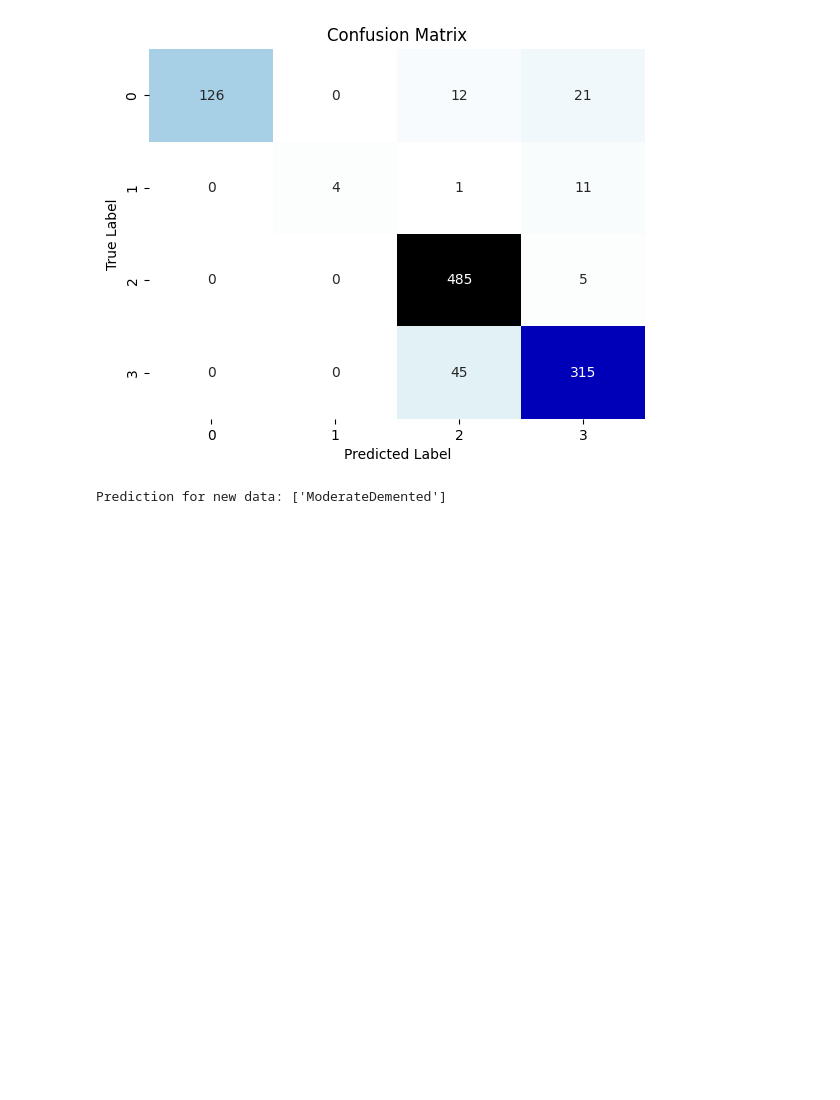
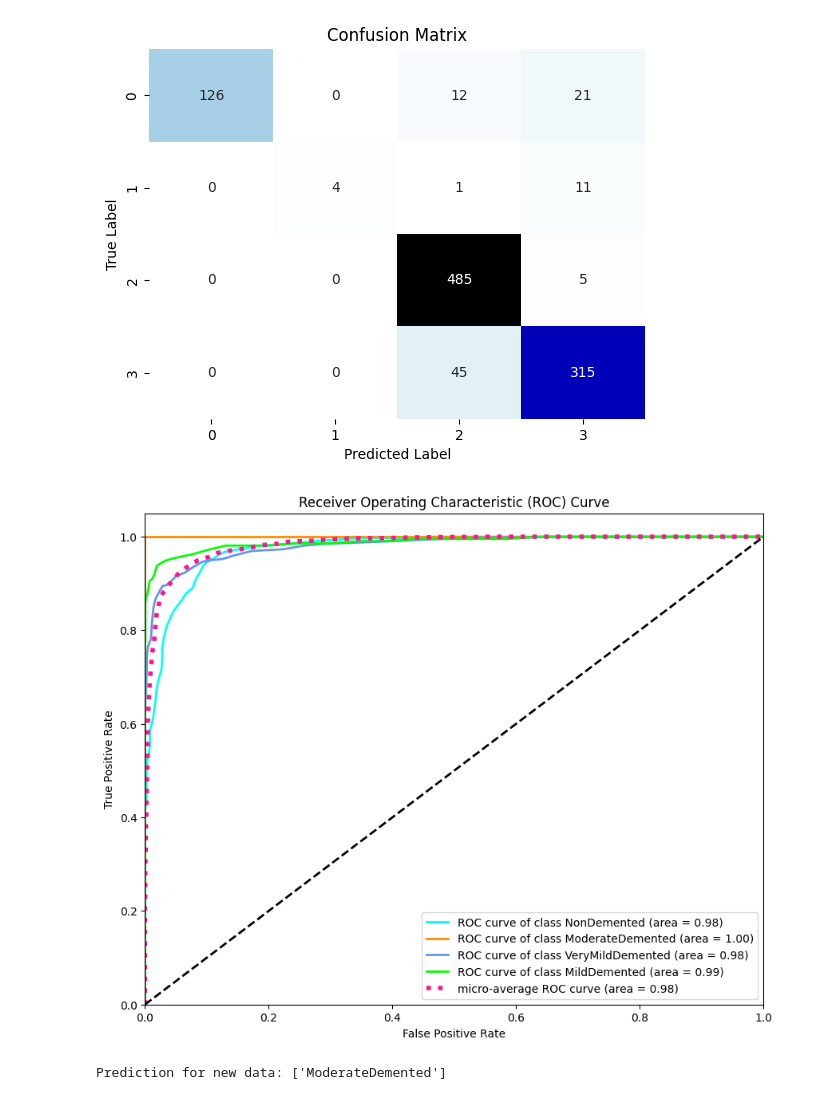
Before and after one commit to sarahayek98/Detection-of-Alzheimer-using-3-ML, a Jupyter notebook: Random_Forest.ipynb, the cells around one changed output. Saved outputs shown, nothing was run; the diff lists cells and outputs as text; code cells hidden in the pictures; blank space fills up the shorter version.

```diff
--- a/Random_Forest.ipynb
+++ b/Random_Forest.ipynb
@@ -196,6 +196,94 @@ plt.ylabel('True Label')
 plt.show()
 # %% [output]
 [figure]
+# %%
+import numpy as np
+import os
+import cv2
+from sklearn.ensemble import RandomForestClassifier
+from sklearn.metrics import roc_curve, auc
+from sklearn.preprocessing import label_binarize
+from sklearn.model_selection import train_test_split
+import matplotlib.pyplot as plt
+from itertools import cycle
+
+# Step 2: Load and preprocess data
+data_dir = '/content/drive/MyDrive/AlzheimerDataset/train'
+class_names = ['NonDemented', 'ModerateDemented', 'VeryMildDemented', 'MildDemented']
+class_labels = [0, 1, 2, 3]
+
+# Initialize lists for images and labels
+images = []
+labels = []
+
+# Load images and labels
+for class_name, class_label in zip(class_names, class_labels):
+    class_dir = os.path.join(data_dir, class_name)
+    for img_name in os.listdir(class_dir):
+        img_path = os.path.join(class_dir, img_name)
+        img = cv2.imread(img_path)
+        if img is not None:
+            img = cv2.resize(img, (128, 128))  # Resize to a fixed size (128x128)
+            images.append(img)
+            labels.append(class_label)
+
+# Convert lists to numpy arrays
+images = np.array(images)
+labels = np.array(labels)
+
+# Flatten the images for the classifier
+n_samples, h, w, c = images.shape
+images = images.reshape((n_samples, h * w * c))
+
+# Split the data
+X_train, X_test, y_train, y_test = train_test_split(images, labels, test_size=0.3, random_state=42)
+
+# Step 3: Train the Random Forest model
+model = RandomForestClassifier(n_estimators=100, random_state=42)
+model.fit(X_train, y_train)
+
+# Step 4: Predict probabilities
+y_score = model.predict_proba(X_test)
+
+# Step 5: Compute ROC curve and ROC area for each class
+n_classes = len(class_names)
+y_test_binarized = label_binarize(y_test, classes=range(n_classes))
+
+fpr = dict()
+tpr = dict()
+roc_auc = dict()
+for i in range(n_classes):
+    fpr[i], tpr[i], _ = roc_curve(y_test_binarized[:, i], y_score[:, i])
+    roc_auc[i] = auc(fpr[i], tpr[i])
+
+# Compute micro-average ROC curve and ROC area
+fpr["micro"], tpr["micro"], _ = roc_curve(y_test_binarized.ravel(), y_score.ravel())
+roc_auc["micro"] = auc(fpr["micro"], tpr["micro"])
+
+# Step 6: Plot ROC curve
+plt.figure(figsize=(10, 8))
+colors = cycle(['aqua', 'darkorange', 'cornflowerblue', 'lime'])
+
+for i, color in zip(range(n_classes), colors):
+    plt.plot(fpr[i], tpr[i], color=color, lw=2,
+             label='ROC curve of class {0} (area = {1:0.2f})'
+             ''.format(class_names[i], roc_auc[i]))
+
+plt.plot(fpr["micro"], tpr["micro"],
+         label='micro-average ROC curve (area = {0:0.2f})'
+               ''.format(roc_auc["micro"]),
+         color='deeppink', linestyle=':', linewidth=4)
+
+plt.plot([0, 1], [0, 1], 'k--', lw=2)
+plt.xlim([0.0, 1.0])
+plt.ylim([0.0, 1.05])
+plt.xlabel('False Positive Rate')
+plt.ylabel('True Positive Rate')
+plt.title('Receiver Operating Characteristic (ROC) Curve')
+plt.legend(loc="lower right")
+plt.show()
+# %% [output]
+[figure, added]
 # %%
 import joblib
 
```
Also changed, not shown: parts of 1 cell of this notebook.
